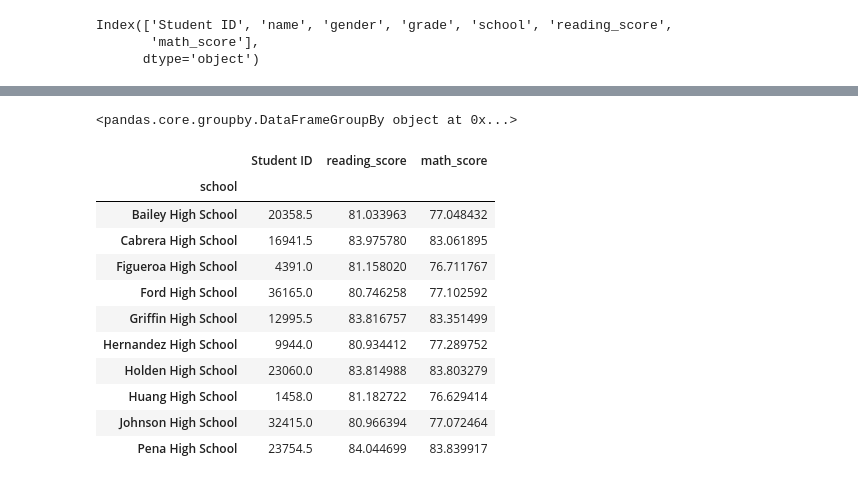
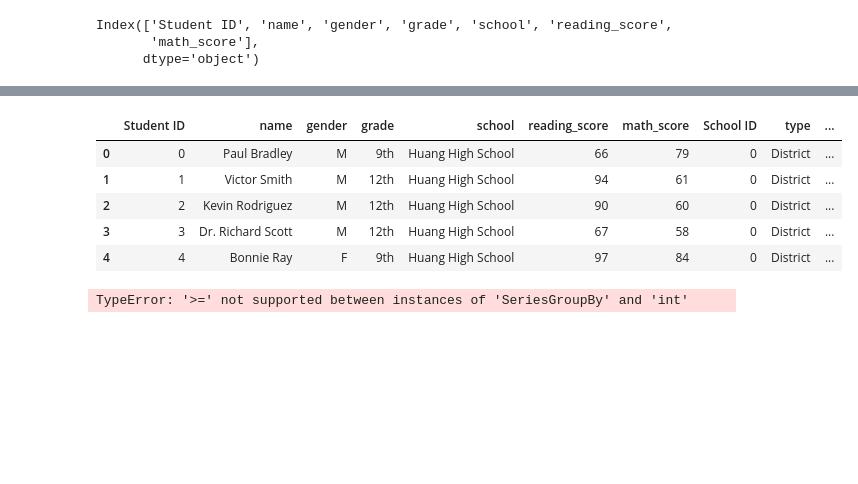
Before and after one commit to jessicalhammond/UCB_DA, a Jupyter notebook: PyCitySchools/Schools.ipynb, the cells around one changed output, grey strips where cells are left out. Cells and saved outputs as stored; diff of their text form; code cells hidden in the pictures; blank space fills up the shorter version.

```diff
--- a/PyCitySchools/Schools.ipynb
+++ b/PyCitySchools/Schools.ipynb
@@ -108,5 +136,14 @@ Dsum.head()
 # %%
 # you must still get the overall passing percent
+# %%
+merge.head()
+# %% [output]
+|  | Student ID | name | gender | grade | school | reading_score | math_score | School ID | type | ... |
+| 0 | 0 | Paul Bradley | M | 9th | Huang High School | 66 | 79 | 0 | District | ... |
+| 1 | 1 | Victor Smith | M | 12th | Huang High School | 94 | 61 | 0 | District | ... |
+| 2 | 2 | Kevin Rodriguez | M | 12th | Huang High School | 90 | 60 | 0 | District | ... |
+| 3 | 3 | Dr. Richard Scott | M | 12th | Huang High School | 67 | 58 | 0 | District | ... |
+| 4 | 4 | Bonnie Ray | F | 9th | Huang High School | 97 | 84 | 0 | District | ... |
 # %%
 # Create an overview table that summarizes key metrics about each school, including:
 # School Name
@@ -121,25 +158,31 @@ Dsum.head()
 # Overall Passing Rate (Average of the above two)
 # Top Performing Schools (By Passing Rate)
 
+grouped = merge.groupby(['school'])
+mergeR = merge[(merge["reading_score"] >= 70)].count()
+mergeM = merge[(merge["math_score"] >= 70)].count()
+# grouped_pass = mergeR
 
-# to group data by type :: by school (get aggregate)
-# Using GroupBy in order to separate the data into fields according to "state" values
-grouped_stu = studentsdf.groupby(['school'])
-print(grouped_stu)
-grouped_stu.mean().head(10)
 
+schoolsummary = grouped['school']
+typesum = grouped['type']
+totstu_byschool = grouped['name'].count()
+rmean_summary = grouped['reading_score'].mean()
+mmean_summary = grouped['math_score'].mean()
+perpass_sumr = [(mergeR/totstu_byschool)*100]
+
+print(typesum)
+
+# print(schoolsummary, typesum, totstu_byschool, rmean_summary, mmean_summary, perpass_sumr)
+# schoolsummary.count()
+# totstu_byschool.count()
+# rmean_summary.count()
+# mmean_summary.count()
+
+# summary = pd.DataFrame({"School":[schoolsummary], "Type": typesum, "Average Reading Score":[rmean_summary],
+#                        "Average Math Score": [mmean_summary],})
+
+# summary.head()
 #in order to do that make everything a numerica value
 # %% [output]
-<pandas.core.groupby.DataFrameGroupBy object at 0x...>
+TypeError: '>=' not supported between instances of 'SeriesGroupBy' and 'int'
-|  | Student ID | reading_score | math_score |
-| school |  |  |  |
-| Bailey High School | 20358.5 | 81.033963 | 77.048432 |
-| Cabrera High School | 16941.5 | 83.975780 | 83.061895 |
-| Figueroa High School | 4391.0 | 81.158020 | 76.711767 |
-| Ford High School | 36165.0 | 80.746258 | 77.102592 |
-| Griffin High School | 12995.5 | 83.816757 | 83.351499 |
-| Hernandez High School | 9944.0 | 80.934412 | 77.289752 |
-| Holden High School | 23060.0 | 83.814988 | 83.803279 |
-| Huang High School | 1458.0 | 81.182722 | 76.629414 |
-| Johnson High School | 32415.0 | 80.966394 | 77.072464 |
-| Pena High School | 23754.5 | 84.044699 | 83.839917 |
```
Also changed, not shown: parts of 6 cells of this notebook.
